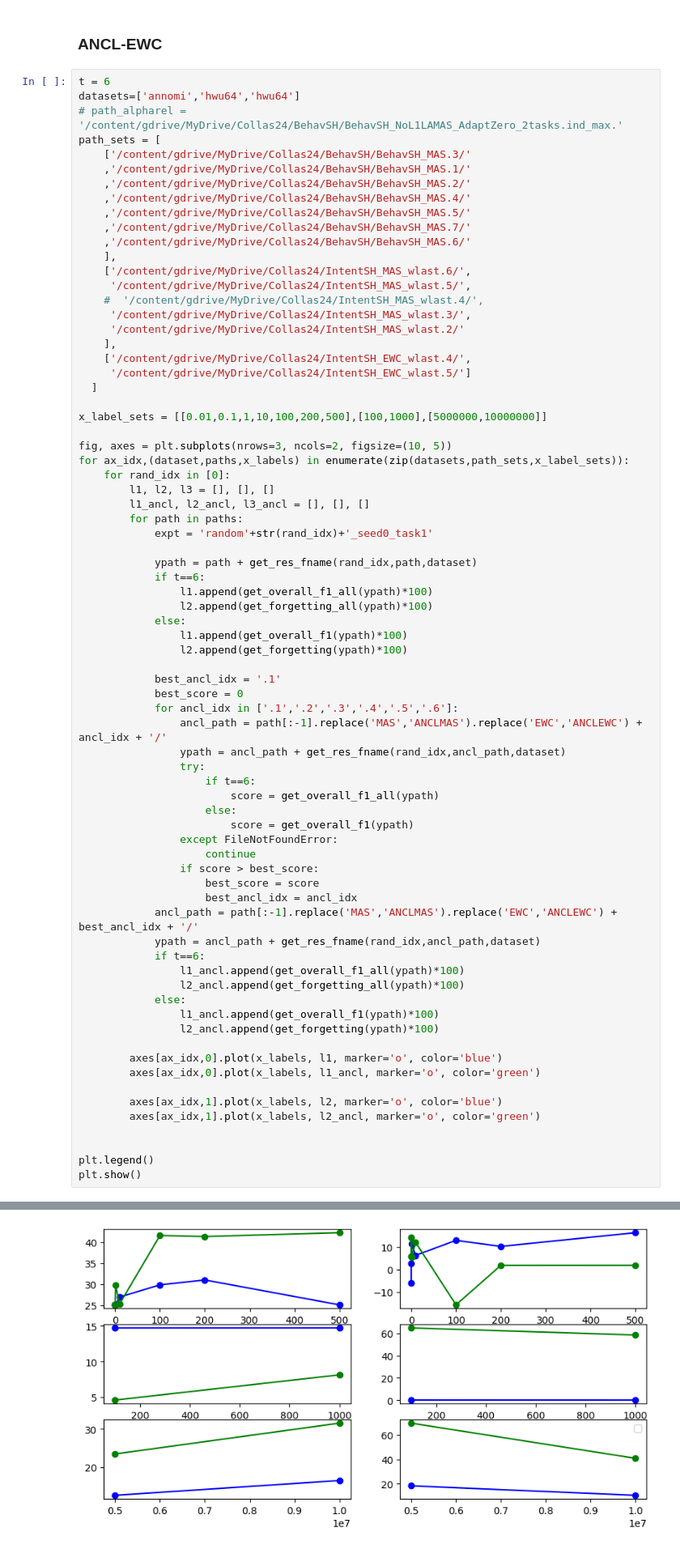
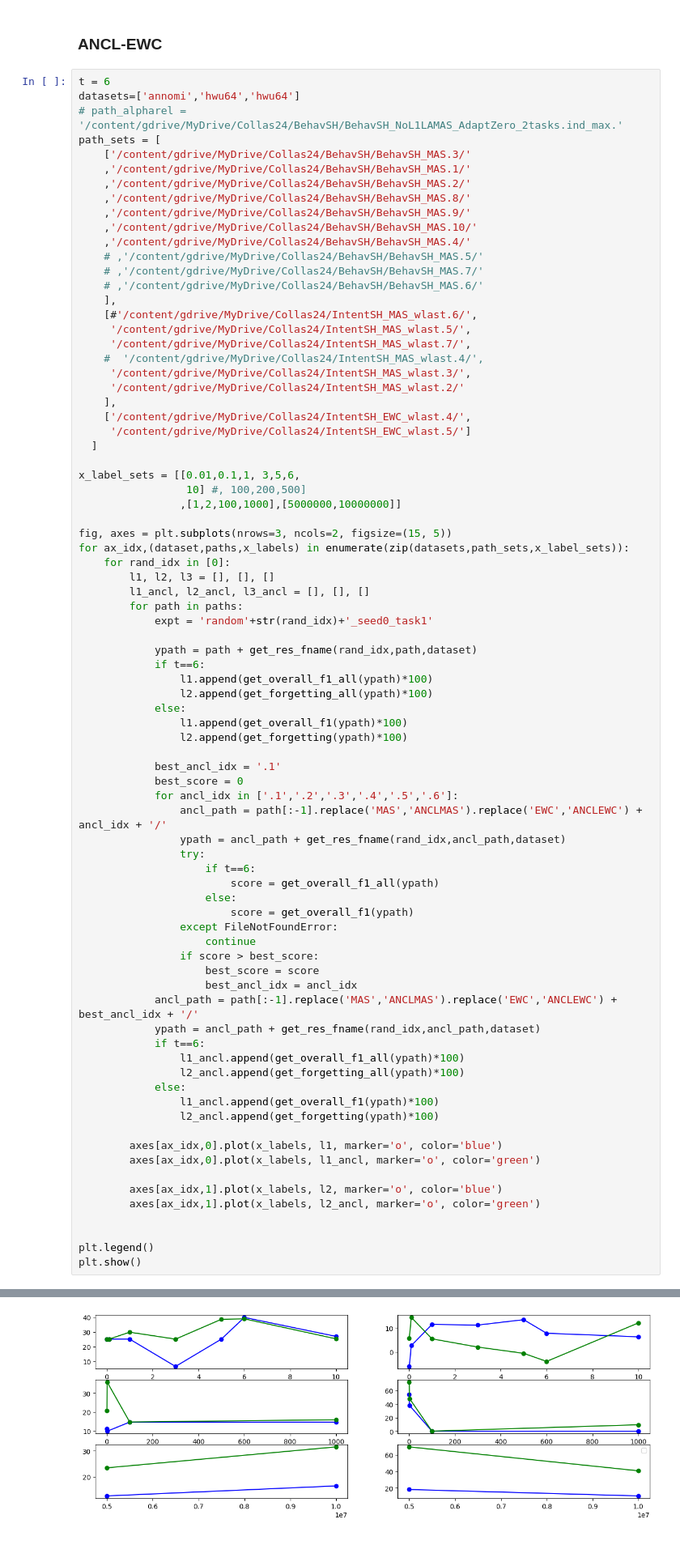
Before and after one commit to itsmemala/FABR, a Jupyter notebook: CL_Metrics.ipynb, the cells around one changed output, grey strips where cells are left out. Shown at 81% size. Cells and saved outputs as stored; diff of their text form.

```diff
--- a/CL_Metrics.ipynb
+++ b/CL_Metrics.ipynb
@@ -1254,13 +1258,17 @@ path_sets = [
     ['/content/gdrive/MyDrive/Collas24/BehavSH/BehavSH_MAS.3/'
     ,'/content/gdrive/MyDrive/Collas24/BehavSH/BehavSH_MAS.1/'
     ,'/content/gdrive/MyDrive/Collas24/BehavSH/BehavSH_MAS.2/'
+    ,'/content/gdrive/MyDrive/Collas24/BehavSH/BehavSH_MAS.8/'
+    ,'/content/gdrive/MyDrive/Collas24/BehavSH/BehavSH_MAS.9/'
+    ,'/content/gdrive/MyDrive/Collas24/BehavSH/BehavSH_MAS.10/'
     ,'/content/gdrive/MyDrive/Collas24/BehavSH/BehavSH_MAS.4/'
-    ,'/content/gdrive/MyDrive/Collas24/BehavSH/BehavSH_MAS.5/'
-    ,'/content/gdrive/MyDrive/Collas24/BehavSH/BehavSH_MAS.7/'
-    ,'/content/gdrive/MyDrive/Collas24/BehavSH/BehavSH_MAS.6/'
+    # ,'/content/gdrive/MyDrive/Collas24/BehavSH/BehavSH_MAS.5/'
+    # ,'/content/gdrive/MyDrive/Collas24/BehavSH/BehavSH_MAS.7/'
+    # ,'/content/gdrive/MyDrive/Collas24/BehavSH/BehavSH_MAS.6/'
     ],
-    ['/content/gdrive/MyDrive/Collas24/IntentSH_MAS_wlast.6/',
+    [#'/content/gdrive/MyDrive/Collas24/IntentSH_MAS_wlast.6/',
      '/content/gdrive/MyDrive/Collas24/IntentSH_MAS_wlast.5/',
+     '/content/gdrive/MyDrive/Collas24/IntentSH_MAS_wlast.7/',
     #  '/content/gdrive/MyDrive/Collas24/IntentSH_MAS_wlast.4/',
      '/content/gdrive/MyDrive/Collas24/IntentSH_MAS_wlast.3/',
      '/content/gdrive/MyDrive/Collas24/IntentSH_MAS_wlast.2/'
@@ -1269,9 +1277,11 @@ path_sets = [
      '/content/gdrive/MyDrive/Collas24/IntentSH_EWC_wlast.5/']
   ]
 
-x_label_sets = [[0.01,0.1,1,10,100,200,500],[100,1000],[5000000,10000000]]
+x_label_sets = [[0.01,0.1,1, 3,5,6,
+                 10] #, 100,200,500]
+                ,[1,2,100,1000],[5000000,10000000]]
 
-fig, axes = plt.subplots(nrows=3, ncols=2, figsize=(10, 5))
+fig, axes = plt.subplots(nrows=3, ncols=2, figsize=(15, 5))
 for ax_idx,(dataset,paths,x_labels) in enumerate(zip(datasets,path_sets,x_label_sets)):
     for rand_idx in [0]:
         l1, l2, l3 = [], [], []
@@ -1295,34 +1305,34 @@ for ax_idx,(dataset,paths,x_labels) in enumerate(zip(datasets,path_sets,x_label_
                 try:
                     if t==6:
                         score = get_overall_f1_all(ypath)
                     else:
                         score = get_overall_f1(ypath)
                 except FileNotFoundError:
                     continue
                 if score > best_score:
                     best_score = score
                     best_ancl_idx = ancl_idx
             ancl_path = path[:-1].replace('MAS','ANCLMAS').replace('EWC','ANCLEWC') + best_ancl_idx + '/'
             ypath = ancl_path + get_res_fname(rand_idx,ancl_path,dataset)
             if t==6:
                 l1_ancl.append(get_overall_f1_all(ypath)*100)
                 l2_ancl.append(get_forgetting_all(ypath)*100)
             else:
                 l1_ancl.append(get_overall_f1(ypath)*100)
                 l2_ancl.append(get_forgetting(ypath)*100)
 
         axes[ax_idx,0].plot(x_labels, l1, marker='o', color='blue')
         axes[ax_idx,0].plot(x_labels, l1_ancl, marker='o', color='green')
 
         axes[ax_idx,1].plot(x_labels, l2, marker='o', color='blue')
         axes[ax_idx,1].plot(x_labels, l2_ancl, marker='o', color='green')
 
 
 plt.legend()
 plt.show()
 # %% [output]
 WARNING:matplotlib.legend:No artists with labels found to put in legend.  Note that artists whose label start with an underscore are ignored when legend() is called with no argument.
-[figure, old version]
+[figure, new version]
 # %% [markdown]
 ### ANCL-LWF
 # %%
```
Also changed, not shown: parts of 5 cells of this notebook, 3 other files.
